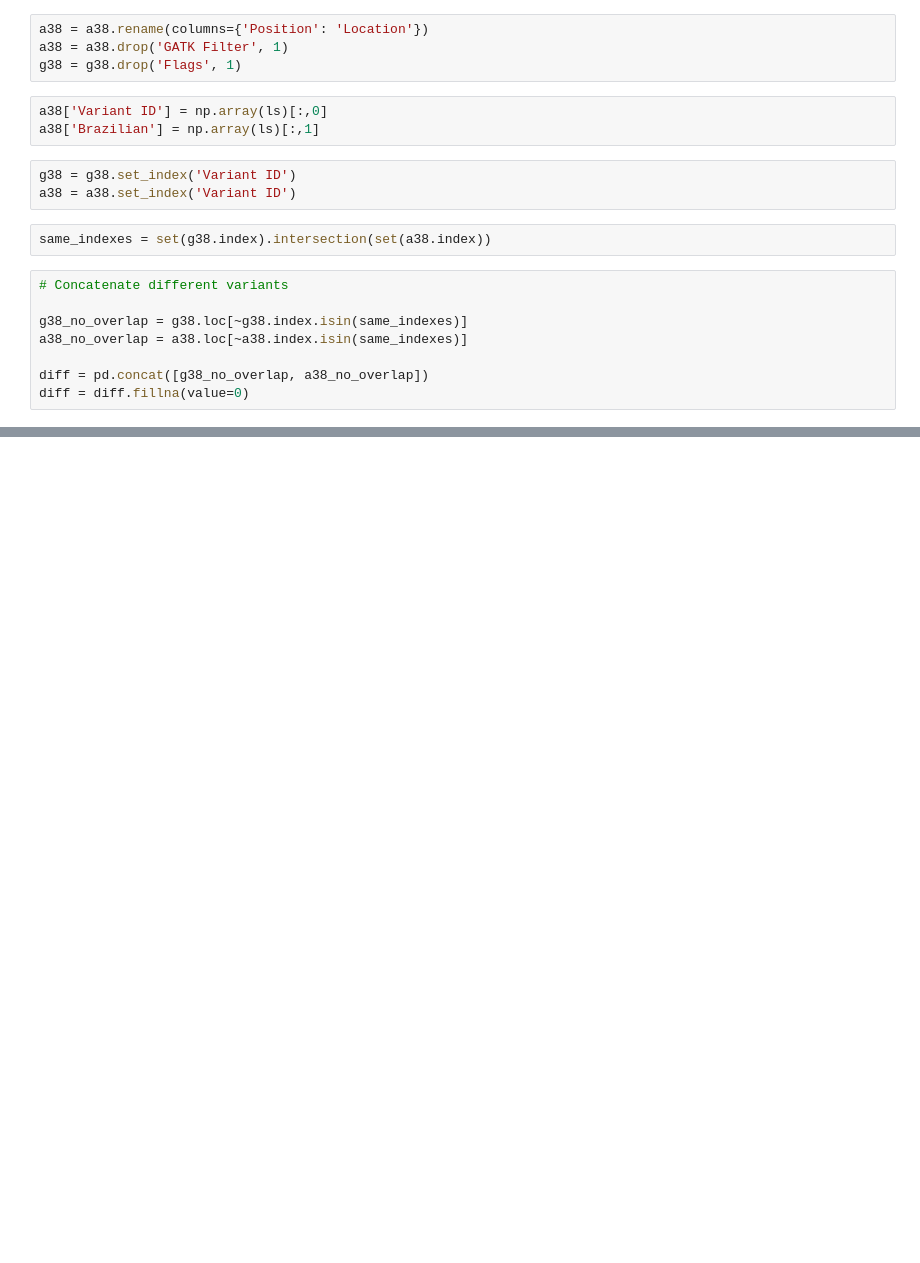
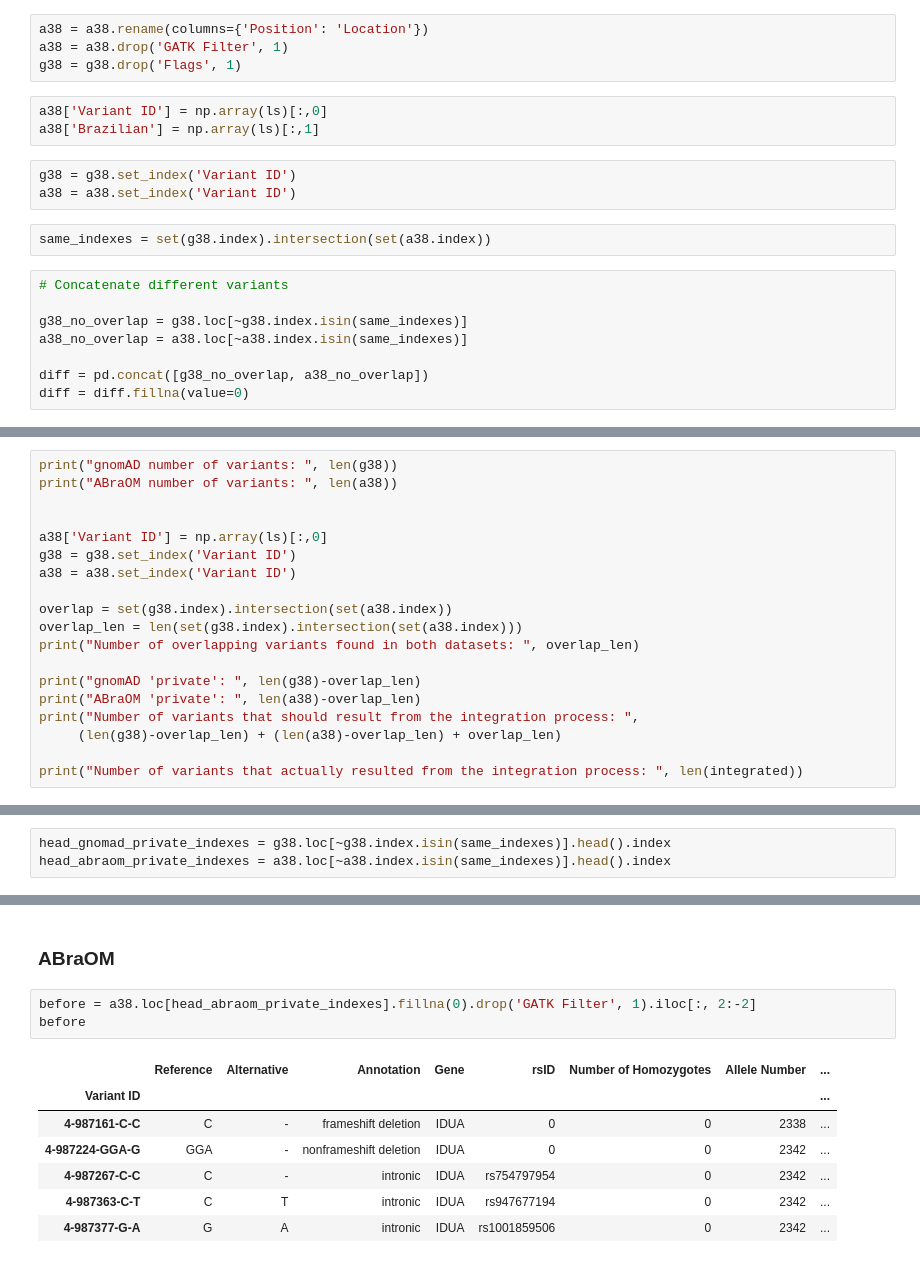
Before and after one commit to bioinfo-hcpa/biovars, a Jupyter notebook: notebooks/integration.ipynb, the cells around one changed output, grey strips where cells are left out. Saved outputs shown, nothing was run; the diff lists cells and outputs as text; blank space fills up the shorter version.

Commit message:
Add some tests to integration notebook

```diff
--- a/notebooks/integration.ipynb
+++ b/notebooks/integration.ipynb
@@ -321,0 +320,19 @@ integrated
+# %%
+print("gnomAD number of variants: ", len(g38))
+print("ABraOM number of variants: ", len(a38))
+
+
+a38['Variant ID'] = np.array(ls)[:,0]
+g38 = g38.set_index('Variant ID')
+a38 = a38.set_index('Variant ID')
+
+overlap = set(g38.index).intersection(set(a38.index))
+overlap_len = len(set(g38.index).intersection(set(a38.index)))
+print("Number of overlapping variants found in both datasets: ", overlap_len)
+
+print("gnomAD 'private': ", len(g38)-overlap_len)
+print("ABraOM 'private': ", len(a38)-overlap_len)
+print("Number of variants that should result from the integration process: ",
+     (len(g38)-overlap_len) + (len(a38)-overlap_len) + overlap_len)
+
+print("Number of variants that actually resulted from the integration process: ", len(integrated))
@@ -321,0 +349,3 @@ integrated
+# %%
+head_gnomad_private_indexes = g38.loc[~g38.index.isin(same_indexes)].head().index
+head_abraom_private_indexes = a38.loc[~a38.index.isin(same_indexes)].head().index
@@ -321,0 +361,13 @@ integrated
+# %% [markdown]
+### ABraOM
+# %%
+before = a38.loc[head_abraom_private_indexes].fillna(0).drop('GATK Filter', 1).iloc[:, 2:-2]
+before
+# %% [output]
+|  | Reference | Alternative | Annotation | Gene | rsID | Number of Homozygotes | Allele Number | ... |
+| Variant ID |  |  |  |  |  |  |  | ... |
+| 4-987161-C-C | C | - | frameshift deletion | IDUA | 0 | 0 | 2338 | ... |
+| 4-987224-GGA-G | GGA | - | nonframeshift deletion | IDUA | 0 | 0 | 2342 | ... |
+| 4-987267-C-C | C | - | intronic | IDUA | rs754797954 | 0 | 2342 | ... |
+| 4-987363-C-T | C | T | intronic | IDUA | rs947677194 | 0 | 2342 | ... |
+| 4-987377-G-A | G | A | intronic | IDUA | rs1001859506 | 0 | 2342 | ... |
```
Also changed, not shown: parts of 26 cells of this notebook.
